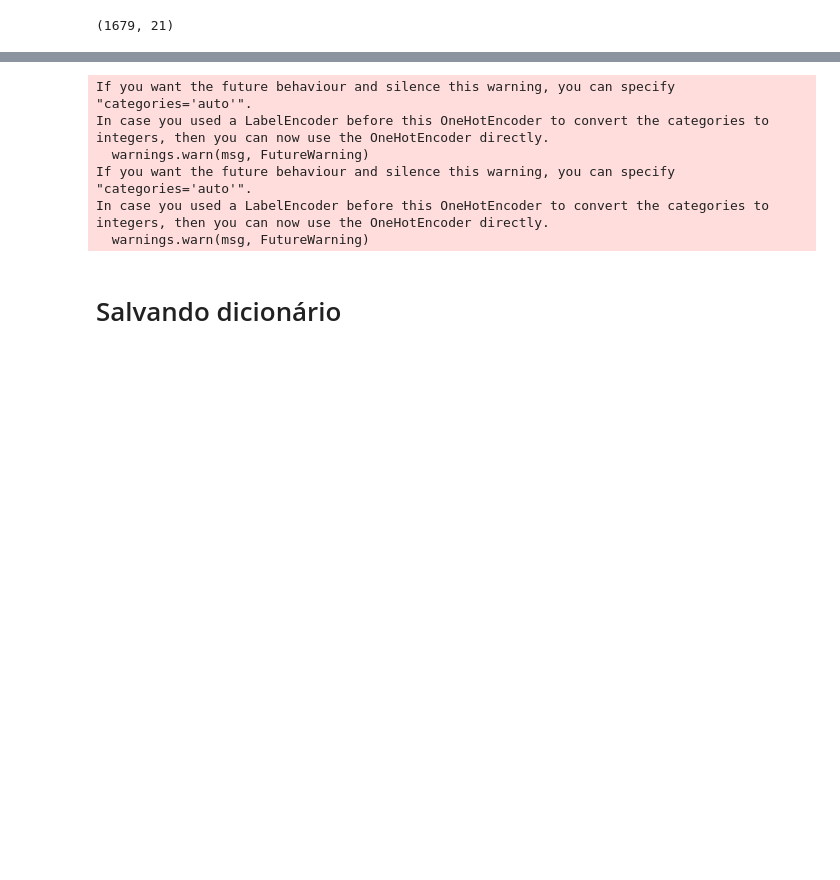
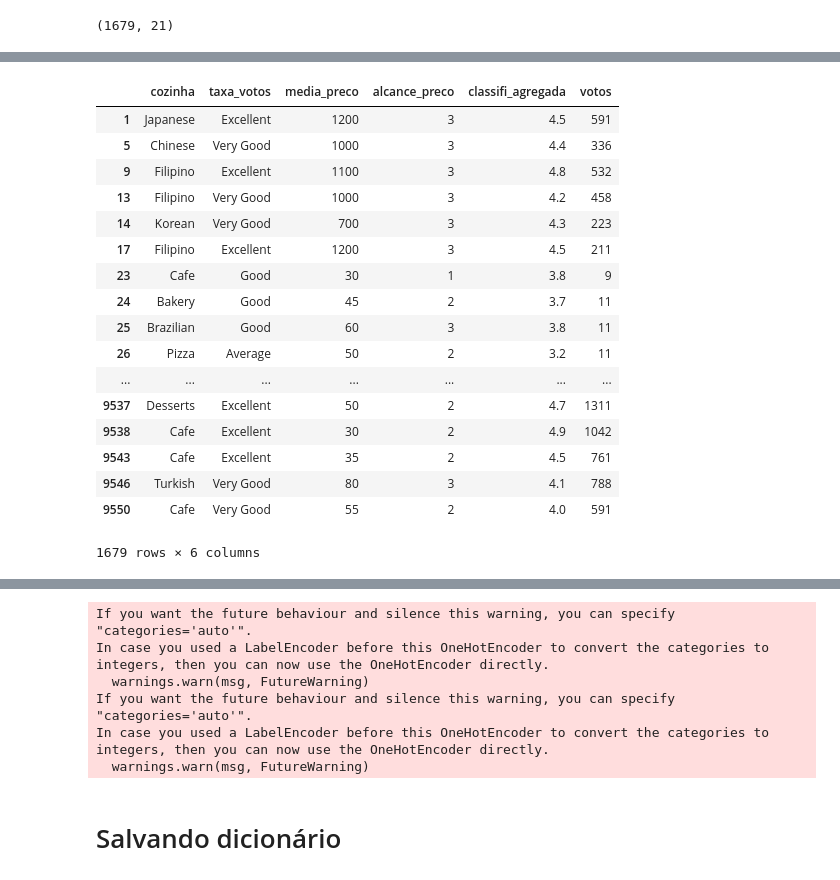
Before and after one commit to FaelKarlos/InteligenciaArtificial-MoveMe, a Jupyter notebook: PredicaoMoveMe/PredicaoMoveMe.ipynb, the cells around one changed output, grey strips where cells are left out. Drawn from its saved outputs; the diff is of its cells as text; code cells hidden in the pictures; blank space fills up the shorter version.

```diff
--- a/PredicaoMoveMe/PredicaoMoveMe.ipynb
+++ b/PredicaoMoveMe/PredicaoMoveMe.ipynb
@@ -31,7 +31,7 @@ baseReduzida.to_csv('basereduzida.csv', index=False)
 # %%
 t = pd.read_csv('basereduzida.csv', encoding='latin-1')
 # %%
-t.rename(columns={'Average Cost for two':'media_preco',
+zomato.rename(columns={'Average Cost for two':'media_preco',
                           'Price range':'alcance_preco',
                           'Aggregate rating':'classifi_agregada',
                           'Votes':'votos',
@@ -103,0 +91,21 @@ ColunaCozinha = ColunaCozinha.astype('str')
+# %%
+dfColunasParaDicionarizar.fillna("Brazilian")
+# %% [output]
+|  | cozinha | taxa_votos | media_preco | alcance_preco | classifi_agregada | votos |
+| 1 | Japanese | Excellent | 1200 | 3 | 4.5 | 591 |
+| 5 | Chinese | Very Good | 1000 | 3 | 4.4 | 336 |
+| 9 | Filipino | Excellent | 1100 | 3 | 4.8 | 532 |
+| 13 | Filipino | Very Good | 1000 | 3 | 4.2 | 458 |
+| 14 | Korean | Very Good | 700 | 3 | 4.3 | 223 |
+| 17 | Filipino | Excellent | 1200 | 3 | 4.5 | 211 |
+| 23 | Cafe | Good | 30 | 1 | 3.8 | 9 |
+| 24 | Bakery | Good | 45 | 2 | 3.7 | 11 |
+| 25 | Brazilian | Good | 60 | 3 | 3.8 | 11 |
+| 26 | Pizza | Average | 50 | 2 | 3.2 | 11 |
+| ... | ... | ... | ... | ... | ... | ... |
+| 9537 | Desserts | Excellent | 50 | 2 | 4.7 | 1311 |
+| 9538 | Cafe | Excellent | 30 | 2 | 4.9 | 1042 |
+| 9543 | Cafe | Excellent | 35 | 2 | 4.5 | 761 |
+| 9546 | Turkish | Very Good | 80 | 3 | 4.1 | 788 |
+| 9550 | Cafe | Very Good | 55 | 2 | 4.0 | 591 |
+1679 rows × 6 columns
```
Also changed, not shown: parts of 70 cells of this notebook, 17 other files.
